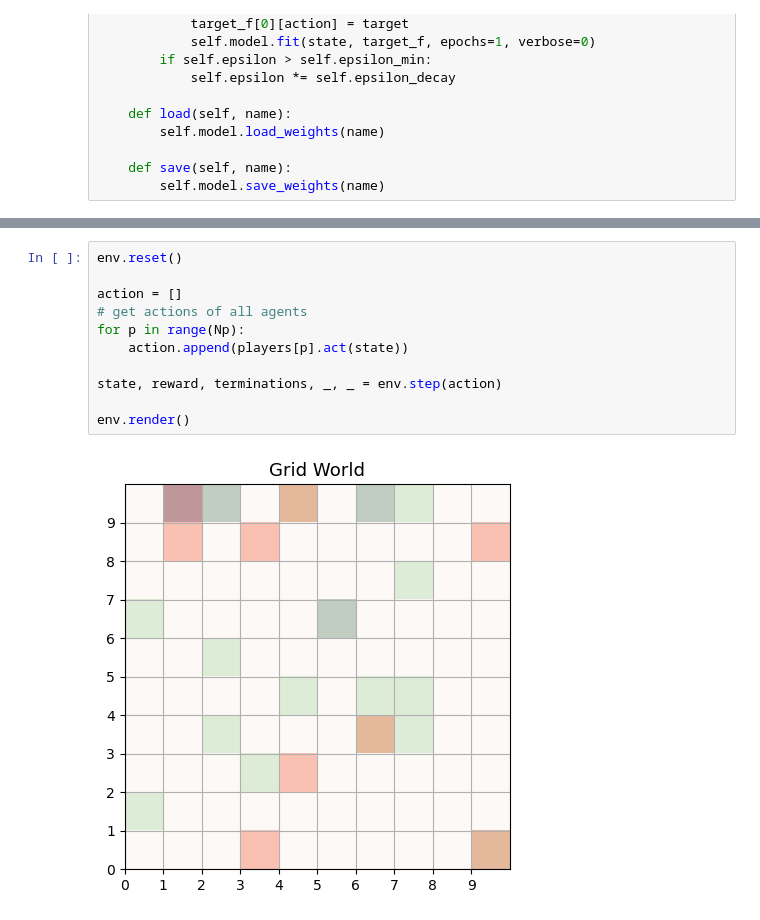
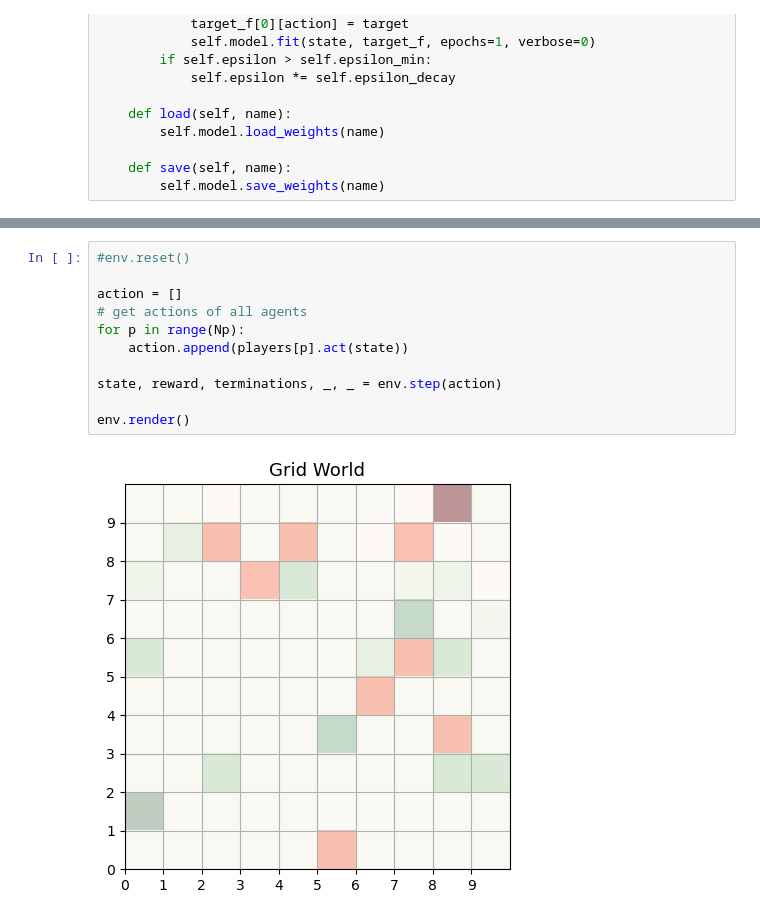
Before and after one commit to neven-x/Social-Hierarchy-RL, a Jupyter notebook: RL_Social_Hierarchy_Demo.ipynb, the cells around one changed output, grey strips where cells are left out. Saved outputs shown, nothing was run; the diff lists cells and outputs as text.

```diff
--- a/RL_Social_Hierarchy_Demo.ipynb
+++ b/RL_Social_Hierarchy_Demo.ipynb
@@ -534,16 +605,16 @@ Text(0, 0.5, 'Total return')
 # %%
-env.reset()
+#env.reset()
 
 action = []
 # get actions of all agents
 for p in range(Np):
     action.append(players[p].act(state))
 
 state, reward, terminations, _, _ = env.step(action)
 
 env.render()
 # %% [output]
-[figure, old version]
+[figure, new version]
 # %%
 plt.plot(num_fights)
 # %% [output]
```
Also changed, not shown: parts of 6 cells of this notebook.
